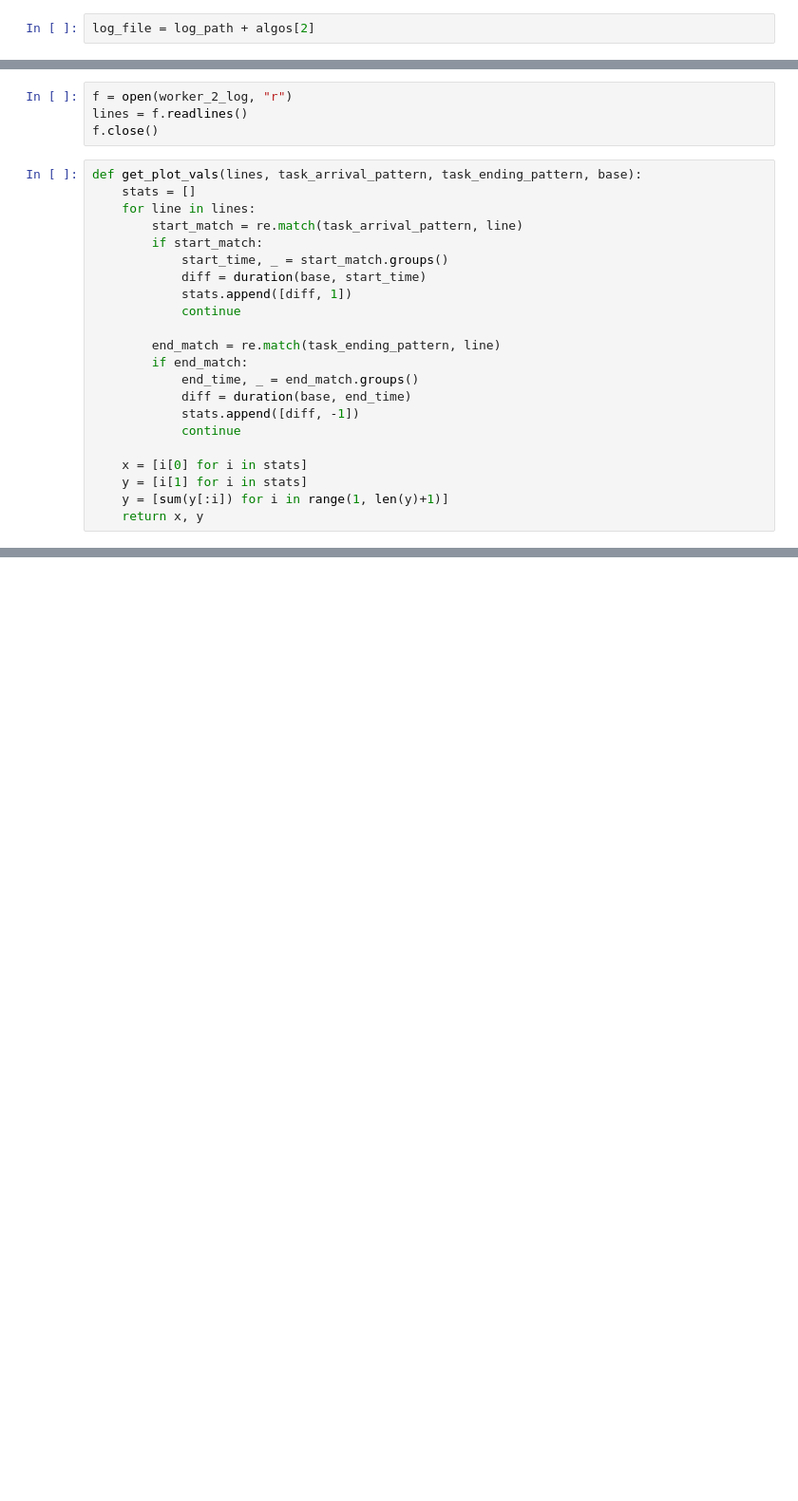
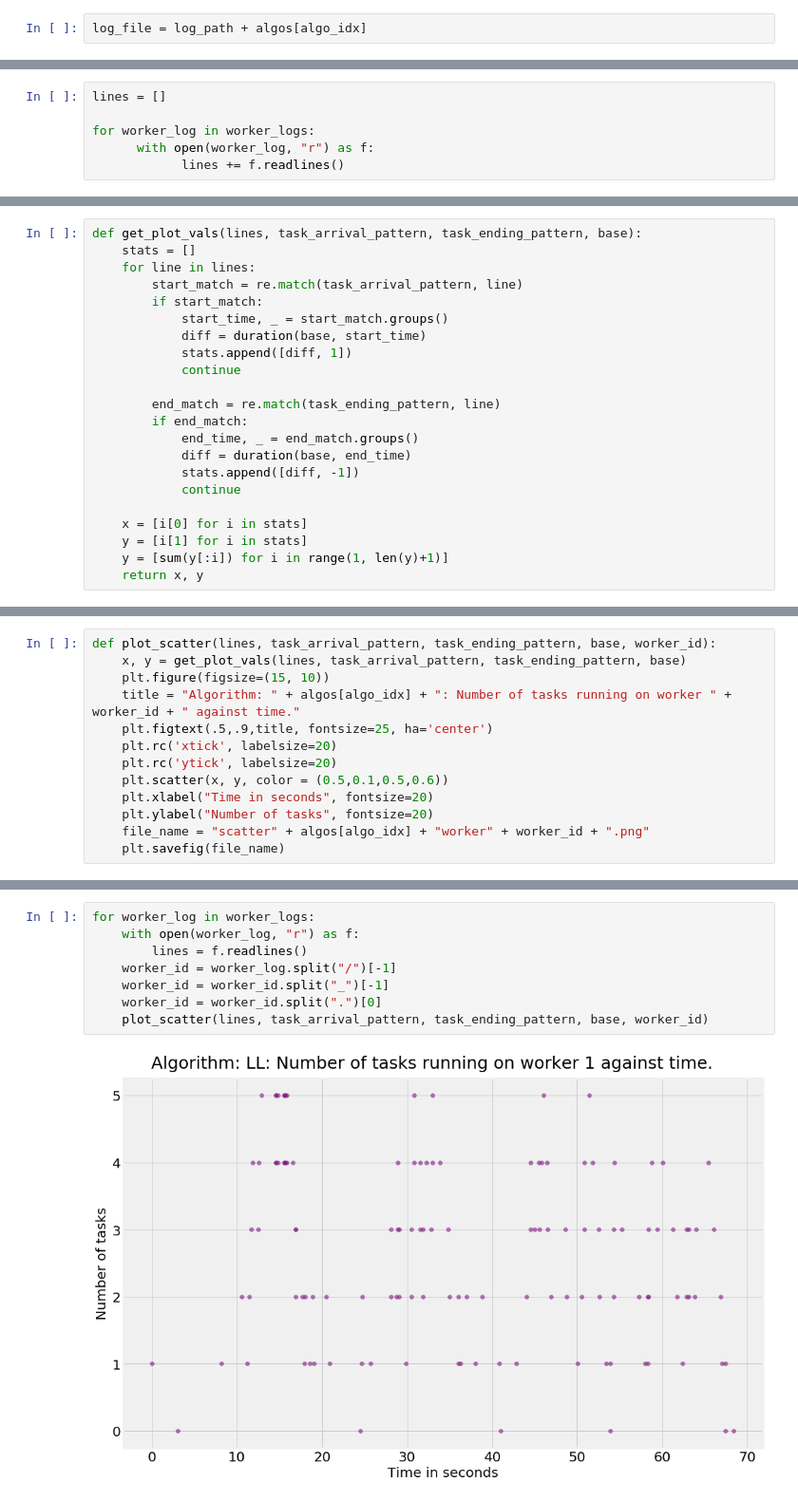
Before and after one commit to Gituser143/YACS, a Jupyter notebook: YACS/src/graphs.ipynb, the cells around one changed output, grey strips where cells are left out. Shown: that part at 95% size. Drawn from its saved outputs; the diff is of its cells as text; blank space fills up the shorter version.

```diff
--- a/YACS/src/graphs.ipynb
+++ b/YACS/src/graphs.ipynb
@@ -14,2 +16,2 @@ algos = ["RR", "RANDOM", "LL"]
 # %%
-log_file = log_path + algos[2]
+log_file = log_path + algos[algo_idx]
@@ -86,3 +84,9 @@ lines = lines1 + lines2 + lines3
+# %%
+lines = []
+
+for worker_log in worker_logs:
+      with open(worker_log, "r") as f:
+            lines += f.readlines()
 # %%
 task_mean, task_median = compute_stats(lines, task_arrival_pattern, task_ending_pattern)
 print(task_mean, task_median)
@@ -96,10 +100,6 @@ f.close()
 base_match = re.match(job_arrival_pattern, base_line)
 if base_match:
     base, _ = base_match.groups()
-# %%
-f = open(worker_2_log, "r")
-lines = f.readlines()
-f.close()
 # %%
 def get_plot_vals(lines, task_arrival_pattern, task_ending_pattern, base):
     stats = []
@@ -166,0 +125,13 @@ x
+# %%
+def plot_scatter(lines, task_arrival_pattern, task_ending_pattern, base, worker_id):
+    x, y = get_plot_vals(lines, task_arrival_pattern, task_ending_pattern, base)
+    plt.figure(figsize=(15, 10))
+    title = "Algorithm: " + algos[algo_idx] + ": Number of tasks running on worker " + worker_id + " against time."
+    plt.figtext(.5,.9,title, fontsize=25, ha='center')
+    plt.rc('xtick', labelsize=20)
+    plt.rc('ytick', labelsize=20)
+    plt.scatter(x, y, color = (0.5,0.1,0.5,0.6))
+    plt.xlabel("Time in seconds", fontsize=20)
+    plt.ylabel("Number of tasks", fontsize=20)
+    file_name = "scatter" + algos[algo_idx] + "worker" + worker_id + ".png"
+    plt.savefig(file_name)
@@ -166,0 +167,10 @@ x
+# %%
+for worker_log in worker_logs:
+    with open(worker_log, "r") as f:
+        lines = f.readlines()
+    worker_id = worker_log.split("/")[-1]
+    worker_id = worker_id.split("_")[-1]
+    worker_id = worker_id.split(".")[0]
+    plot_scatter(lines, task_arrival_pattern, task_ending_pattern, base, worker_id)
+# %% [output]
+[figure, added]
```
Also changed, not shown: parts of 16 cells of this notebook, 56 other files.
